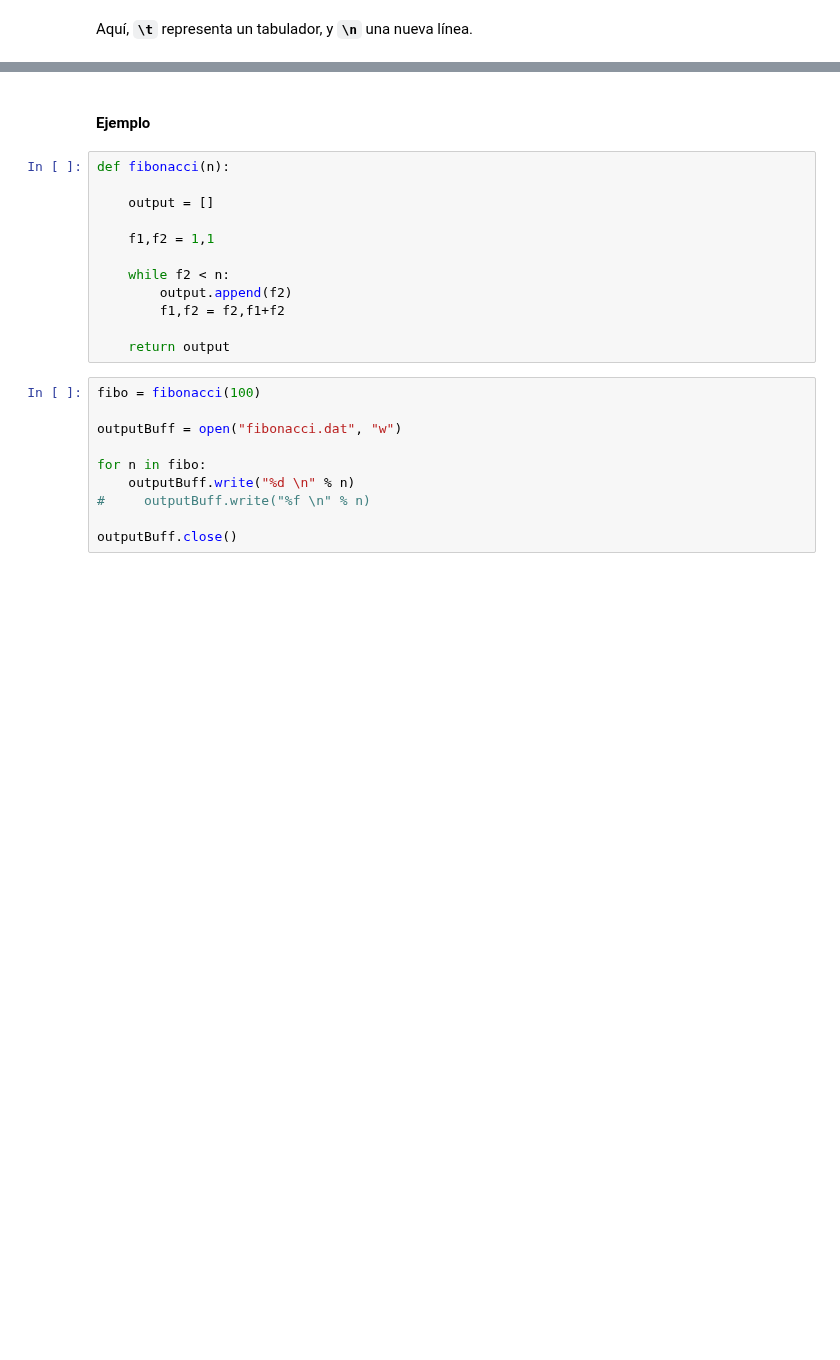
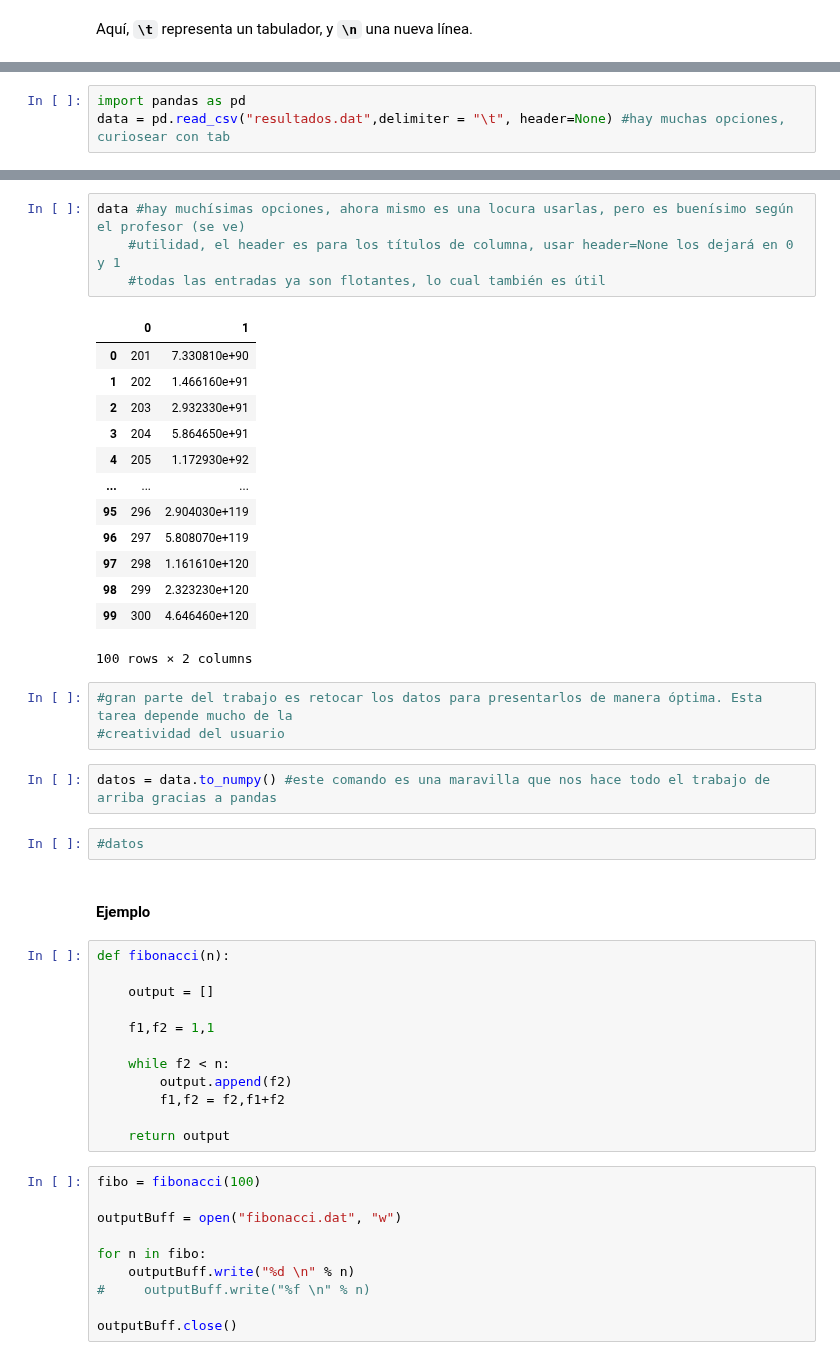
Before and after one commit to ds03wwwww/ayuda, a Jupyter notebook: 1_ProgramacionPython/4_Entrada-Salida_Datos.ipynb, the cells around one changed output, grey strips where cells are left out. Drawn from its saved outputs; the diff is of its cells as text; blank space fills up the shorter version.

```diff
--- a/1_ProgramacionPython/4_Entrada-Salida_Datos.ipynb
+++ b/1_ProgramacionPython/4_Entrada-Salida_Datos.ipynb
@@ -353,0 +414,3 @@ Aquí, **`\t`** representa un tabulador, y **`\n`** una nueva línea.
+# %%
+import pandas as pd
+data = pd.read_csv("resultados.dat",delimiter = "\t", header=None) #hay muchas opciones, curiosear con tab
@@ -354,3 +437,28 @@ Aquí, **`\t`** representa un tabulador, y **`\n`** una nueva línea.
+# %%
+data #hay muchísimas opciones, ahora mismo es una locura usarlas, pero es buenísimo según el profesor (se ve)
+    #utilidad, el header es para los títulos de columna, usar header=None los dejará en 0 y 1
+    #todas las entradas ya son flotantes, lo cual también es útil
+# %% [output]
+|  | 0 | 1 |
+| 0 | 201 | 7.330810e+90 |
+| 1 | 202 | 1.466160e+91 |
+| 2 | 203 | 2.932330e+91 |
+| 3 | 204 | 5.864650e+91 |
+| 4 | 205 | 1.172930e+92 |
+| ... | ... | ... |
+| 95 | 296 | 2.904030e+119 |
+| 96 | 297 | 5.808070e+119 |
+| 97 | 298 | 1.161610e+120 |
+| 98 | 299 | 2.323230e+120 |
+| 99 | 300 | 4.646460e+120 |
+100 rows × 2 columns
+# %%
+#gran parte del trabajo es retocar los datos para presentarlos de manera óptima. Esta tarea depende mucho de la
+#creatividad del usuario
+# %%
+datos = data.to_numpy() #este comando es una maravilla que nos hace todo el trabajo de arriba gracias a pandas
+# %%
+#datos
 # %% [markdown]
 #### Ejemplo
 # %%
```
Also changed, not shown: parts of 27 cells of this notebook, 6 other files.
